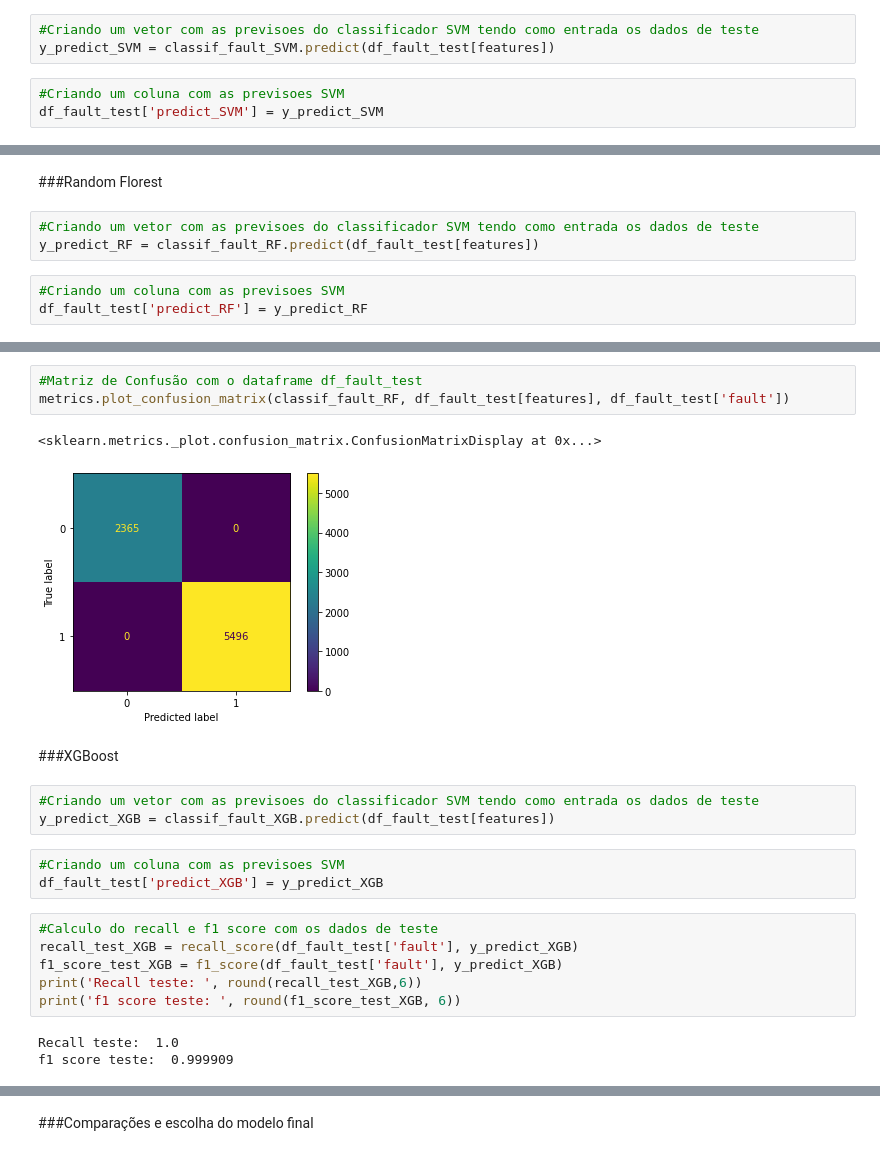
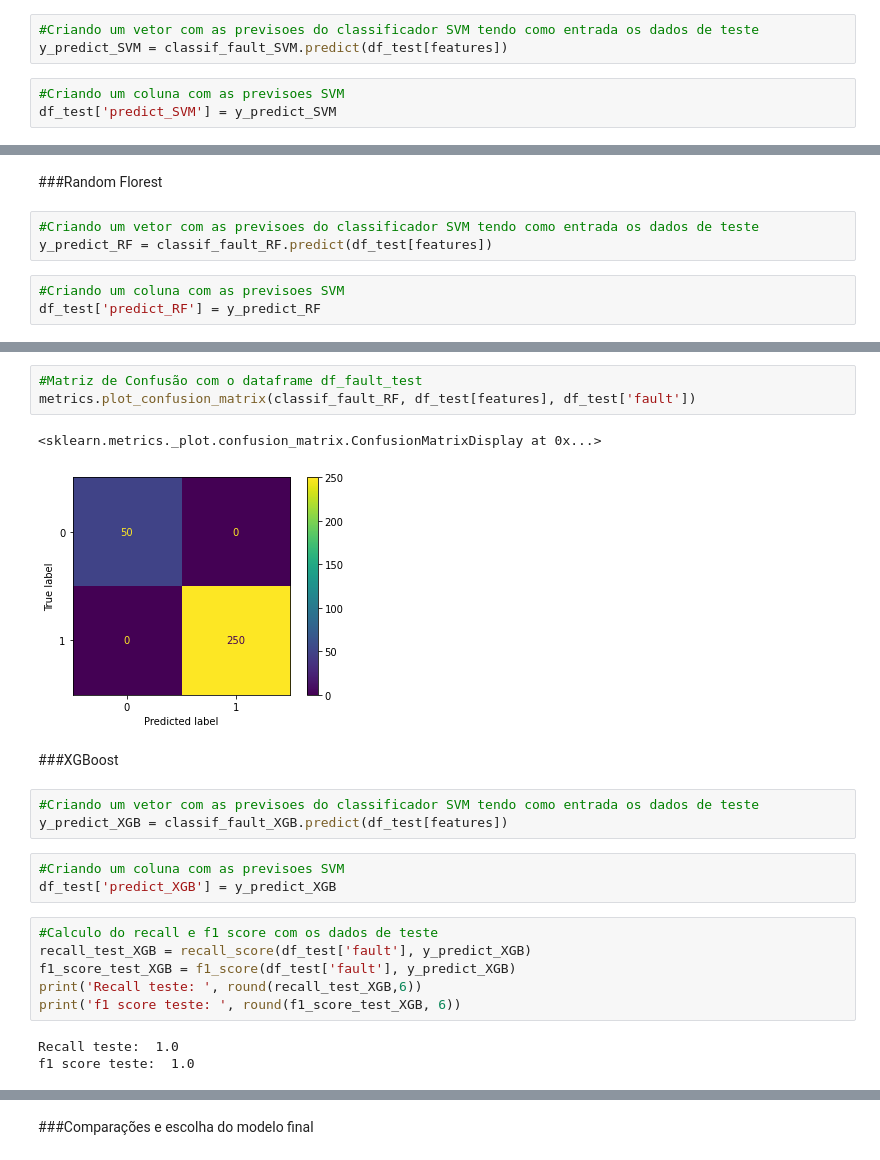
Before and after one commit to romerofernandes/class_fault, a Jupyter notebook: class_fault.ipynb, the cells around one changed output, grey strips where cells are left out. Cells and saved outputs as stored; diff of their text form.

```diff
--- a/class_fault.ipynb
+++ b/class_fault.ipynb
@@ -477,9 +511,9 @@ metrics.plot_confusion_matrix(classif_fault_XGB,X_test,y_test)
 ###Support Vector Machines
 # %%
 #Criando um vetor com as previsoes do classificador SVM tendo como entrada os dados de teste
-y_predict_SVM = classif_fault_SVM.predict(df_fault_test[features])
+y_predict_SVM = classif_fault_SVM.predict(df_test[features])
 # %%
 #Criando um coluna com as previsoes SVM
-df_fault_test['predict_SVM'] = y_predict_SVM
+df_test['predict_SVM'] = y_predict_SVM
 # %%
 #Calculo do recall e f1 score com os dados de teste
@@ -510,9 +541,9 @@ Name: cod_fault, dtype: int64
 ###Random Florest
 # %%
 #Criando um vetor com as previsoes do classificador SVM tendo como entrada os dados de teste
-y_predict_RF = classif_fault_RF.predict(df_fault_test[features])
+y_predict_RF = classif_fault_RF.predict(df_test[features])
 # %%
 #Criando um coluna com as previsoes SVM
-df_fault_test['predict_RF'] = y_predict_RF
+df_test['predict_RF'] = y_predict_RF
 # %%
 #Calculo do recall e f1 score com os dados de teste
@@ -525,26 +556,26 @@ Recall teste:  1.0
 f1 score teste:  1.0
 # %%
 #Matriz de Confusão com o dataframe df_fault_test
-metrics.plot_confusion_matrix(classif_fault_RF, df_fault_test[features], df_fault_test['fault'])
+metrics.plot_confusion_matrix(classif_fault_RF, df_test[features], df_test['fault'])
 # %% [output]
 <sklearn.metrics._plot.confusion_matrix.ConfusionMatrixDisplay at 0x...>
-[figure, old version]
+[figure, new version]
 # %% [markdown]
 ###XGBoost
 # %%
 #Criando um vetor com as previsoes do classificador SVM tendo como entrada os dados de teste
-y_predict_XGB = classif_fault_XGB.predict(df_fault_test[features])
+y_predict_XGB = classif_fault_XGB.predict(df_test[features])
 # %%
 #Criando um coluna com as previsoes SVM
-df_fault_test['predict_XGB'] = y_predict_XGB
+df_test['predict_XGB'] = y_predict_XGB
 # %%
 #Calculo do recall e f1 score com os dados de teste
-recall_test_XGB = recall_score(df_fault_test['fault'], y_predict_XGB)
-f1_score_test_XGB = f1_score(df_fault_test['fault'], y_predict_XGB)
+recall_test_XGB = recall_score(df_test['fault'], y_predict_XGB)
+f1_score_test_XGB = f1_score(df_test['fault'], y_predict_XGB)
 print('Recall teste: ', round(recall_test_XGB,6))
 print('f1 score teste: ', round(f1_score_test_XGB, 6))
 # %% [output]
 Recall teste:  1.0
-f1 score teste:  0.999909
+f1 score teste:  1.0
 # %%
 #Matriz de Confusão com o dataframe df_fault_test
```
Also changed, not shown: parts of 55 cells of this notebook.
